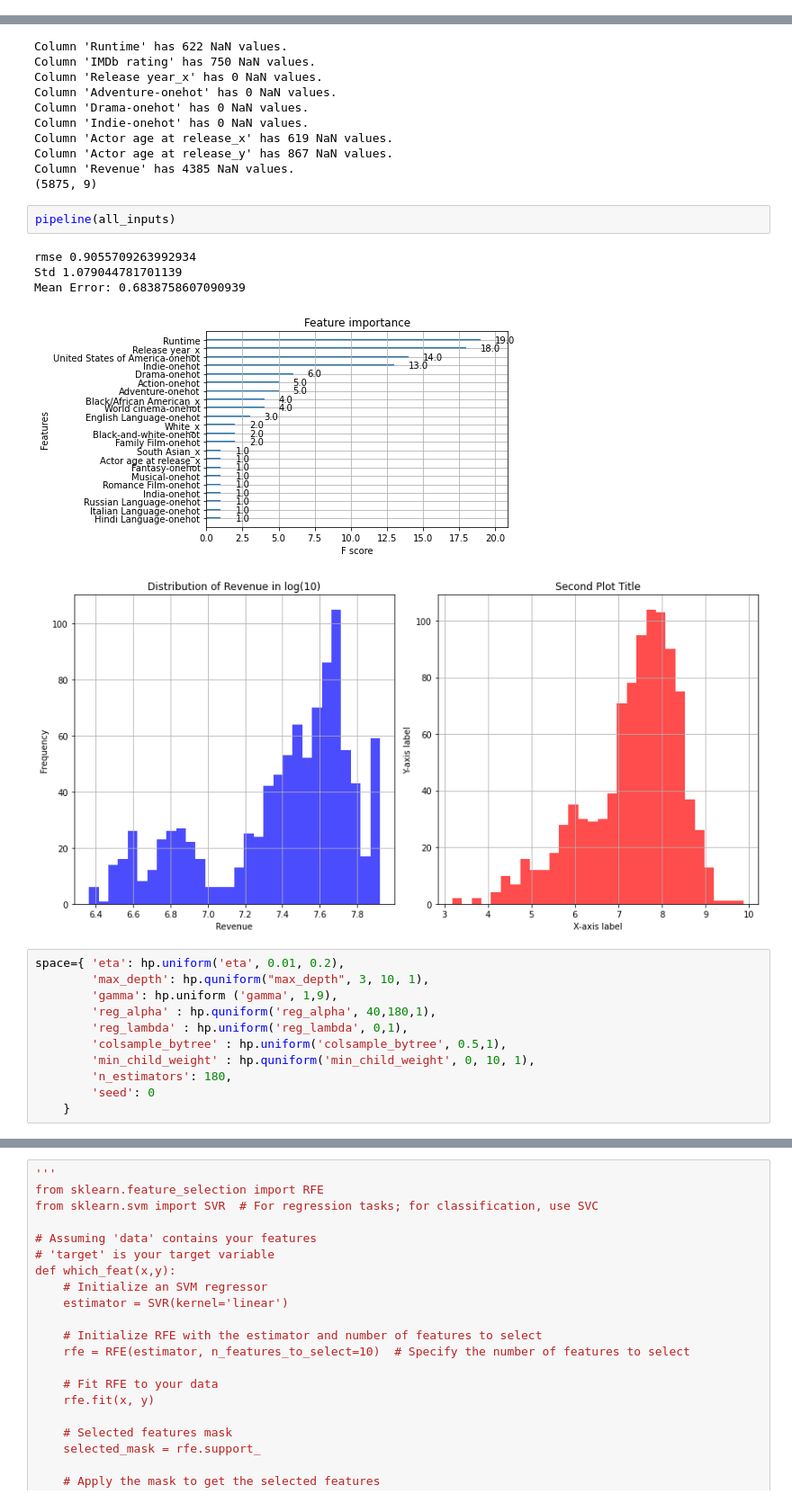
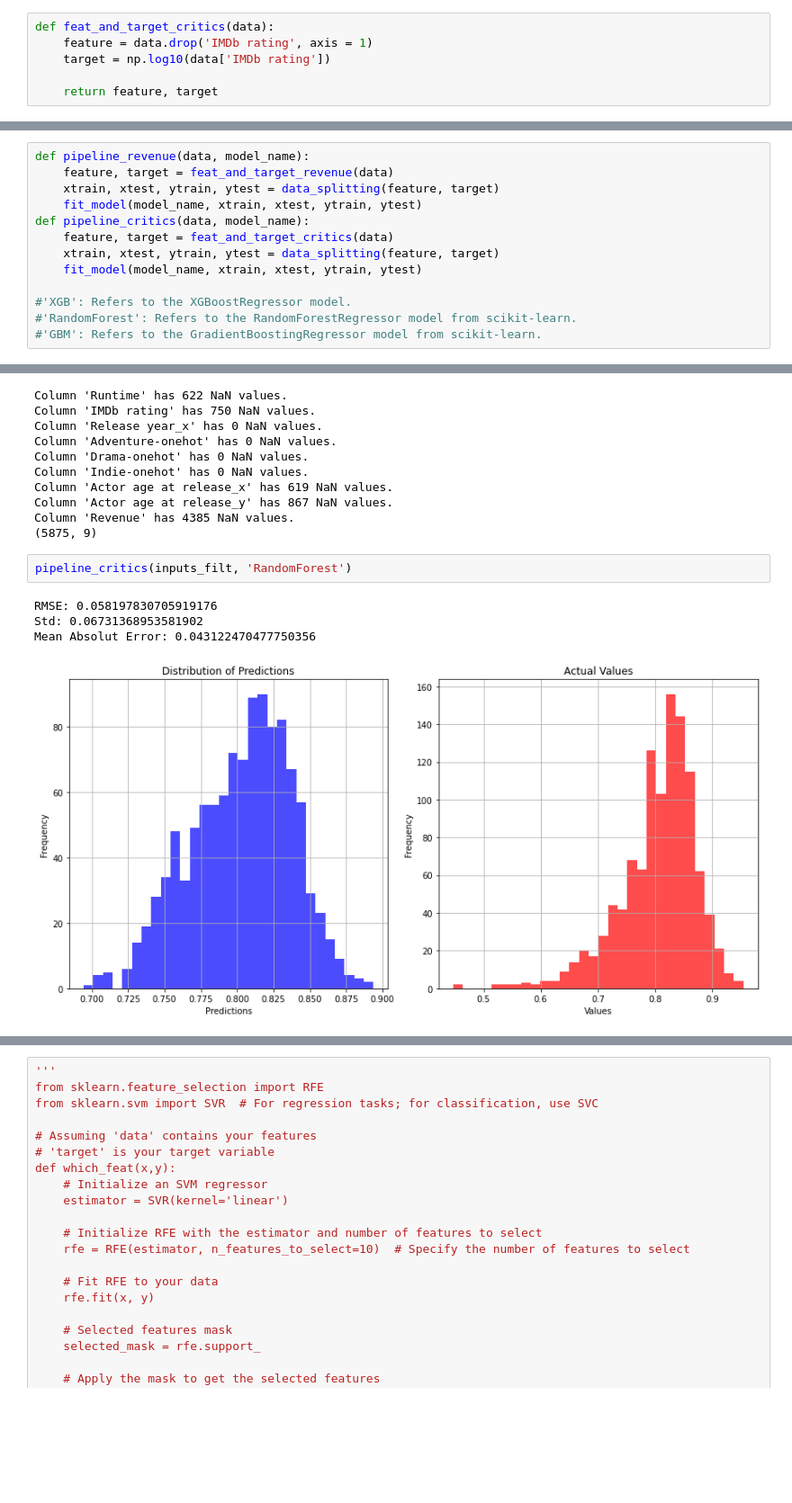
Before and after one commit to epfl-ada/ada-2023-project-fauttrouverunnompourada, a Jupyter notebook: xgboost.ipynb, the cells around one changed output, grey strips where cells are left out. Shown at 90% size. Cells and saved outputs as stored; diff of their text form; blank space fills up the shorter version.

```diff
--- a/xgboost.ipynb
+++ b/xgboost.ipynb
@@ -133,6 +165,12 @@ def feat_and_target(data):
     target = np.log10(data['Revenue'])
 
     return feature, target
+# %%
+def feat_and_target_critics(data):
+    feature = data.drop('IMDb rating', axis = 1)
+    target = np.log10(data['IMDb rating'])
+
+    return feature, target
 # %%
 def data_splitting(feature, target):
     #Returns x_train, x_test, y_train, y_test
@@ -193,0 +243,13 @@ def pipeline(data):
+# %%
+def pipeline_revenue(data, model_name):
+    feature, target = feat_and_target_revenue(data)
+    xtrain, xtest, ytrain, ytest = data_splitting(feature, target)
+    fit_model(model_name, xtrain, xtest, ytrain, ytest)
+def pipeline_critics(data, model_name):
+    feature, target = feat_and_target_critics(data)
+    xtrain, xtest, ytrain, ytest = data_splitting(feature, target)
+    fit_model(model_name, xtrain, xtest, ytrain, ytest)
+
+#'XGB': Refers to the XGBoostRegressor model.
+#'RandomForest': Refers to the RandomForestRegressor model from scikit-learn.
+#'GBM': Refers to the GradientBoostingRegressor model from scikit-learn.
@@ -239,22 +305,10 @@ Column 'Actor age at release_x' has 619 NaN values.
 Column 'Actor age at release_y' has 867 NaN values.
 Column 'Revenue' has 4385 NaN values.
 (5875, 9)
-# %%
-pipeline(all_inputs)
-# %% [output]
-rmse 0.9055709263992934
-Std 1.079044781701139
-Mean Error: 0.6838758607090939
-[figure, removed]
-[figure, removed]
-# %%
-space={ 'eta': hp.uniform('eta', 0.01, 0.2),
-        'max_depth': hp.quniform("max_depth", 3, 10, 1),
-        'gamma': hp.uniform ('gamma', 1,9),
-        'reg_alpha' : hp.quniform('reg_alpha', 40,180,1),
-        'reg_lambda' : hp.uniform('reg_lambda', 0,1),
-        'colsample_bytree' : hp.uniform('colsample_bytree', 0.5,1),
-        'min_child_weight' : hp.quniform('min_child_weight', 0, 10, 1),
-        'n_estimators': 180,
-        'seed': 0
-    }
+# %%
+pipeline_critics(inputs_filt, 'RandomForest')
+# %% [output]
+RMSE: 0.058197830705919176
+Std: 0.06731368953581902
+Mean Absolut Error: 0.043122470477750356
+[figure, added]
```
Also changed, not shown: parts of 30 cells of this notebook.
